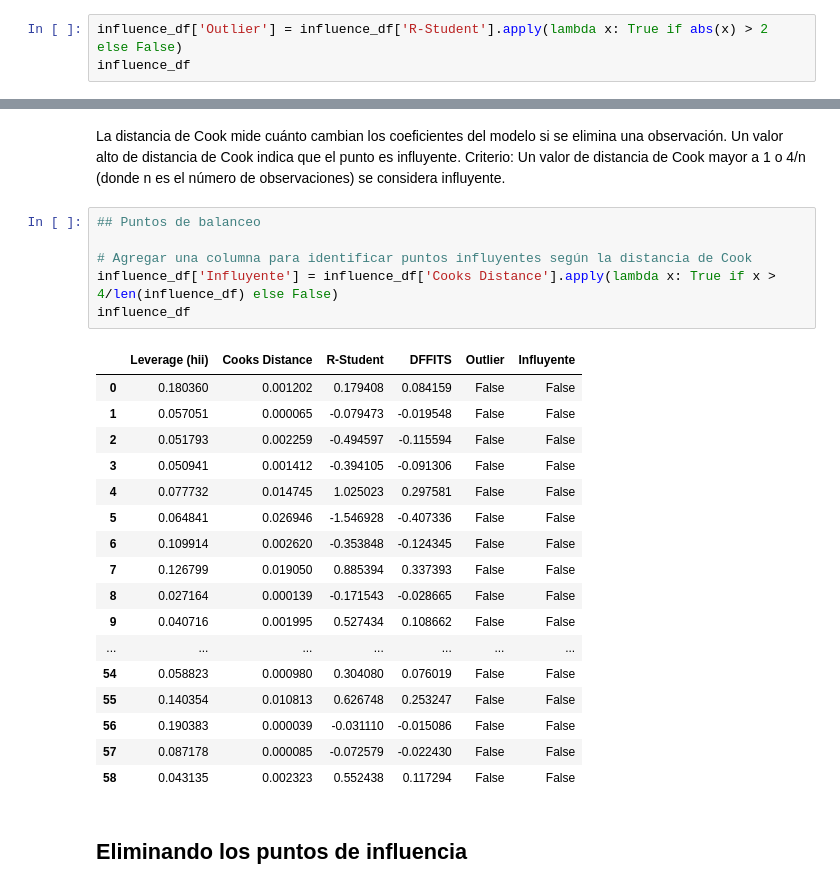
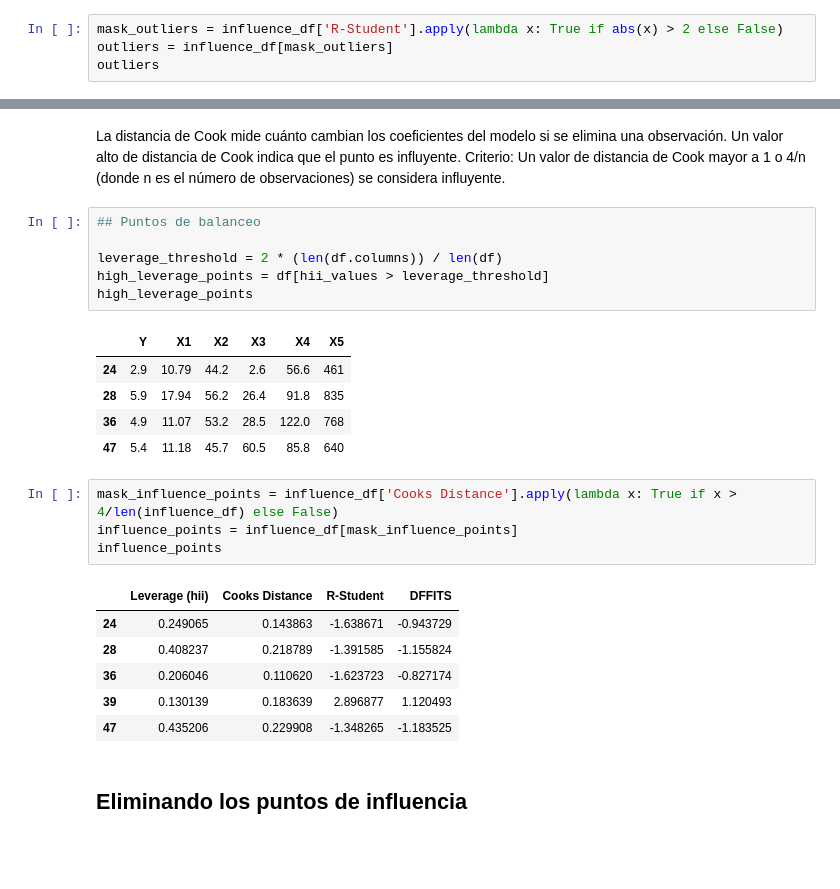
Before and after one commit to repos-especializacion-UdeA/estadistica, a Jupyter notebook: trabajo3/trabajo3.ipynb, the cells around one changed output, grey strips where cells are left out. Drawn from its saved outputs; the diff is of its cells as text; blank space fills up the shorter version.

```diff
--- a/trabajo3/trabajo3.ipynb
+++ b/trabajo3/trabajo3.ipynb
@@ -308,6 +264,7 @@ Criterio:
 * Un residual estudentizado mayor a 3 o menor a -3 se considera un outlier significativo.
 * En modelos con grandes muestras, el umbral de ±2 suele ser suficiente para identificar posibles outliers.
 # %%
-influence_df['Outlier'] = influence_df['R-Student'].apply(lambda x: True if abs(x) > 2 else False)
-influence_df
+mask_outliers = influence_df['R-Student'].apply(lambda x: True if abs(x) > 2 else False)
+outliers = influence_df[mask_outliers]
+outliers
 # %% [output]
@@ -332,30 +274,29 @@ influence_df
 La distancia de Cook mide cuánto cambian los coeficientes del modelo si se elimina una observación. Un valor alto de distancia de Cook indica que el punto es influyente.
 Criterio:
 Un valor de distancia de Cook mayor a 1 o  4/n (donde n es el número de observaciones) se considera influyente.
+# %%
+## Puntos de balanceo
+
+leverage_threshold = 2 * (len(df.columns)) / len(df)
+high_leverage_points = df[hii_values > leverage_threshold]
+high_leverage_points
+# %% [output]
+|  | Y | X1 | X2 | X3 | X4 | X5 |
+| 24 | 2.9 | 10.79 | 44.2 | 2.6 | 56.6 | 461 |
+| 28 | 5.9 | 17.94 | 56.2 | 26.4 | 91.8 | 835 |
+| 36 | 4.9 | 11.07 | 53.2 | 28.5 | 122.0 | 768 |
+| 47 | 5.4 | 11.18 | 45.7 | 60.5 | 85.8 | 640 |
 # %%
-## Puntos de balanceo
-
-# Agregar una columna para identificar puntos influyentes según la distancia de Cook
-influence_df['Influyente'] = influence_df['Cooks Distance'].apply(lambda x: True if x > 4/len(influence_df) else False)
-influence_df
+mask_influence_points = influence_df['Cooks Distance'].apply(lambda x: True if x > 4/len(influence_df) else False)
+influence_points = influence_df[mask_influence_points]
+influence_points
 # %% [output]
-|  | Leverage (hii) | Cooks Distance | R-Student | DFFITS | Outlier | Influyente |
-| 0 | 0.180360 | 0.001202 | 0.179408 | 0.084159 | False | False |
-| 1 | 0.057051 | 0.000065 | -0.079473 | -0.019548 | False | False |
-| 2 | 0.051793 | 0.002259 | -0.494597 | -0.115594 | False | False |
-| 3 | 0.050941 | 0.001412 | -0.394105 | -0.091306 | False | False |
-| 4 | 0.077732 | 0.014745 | 1.025023 | 0.297581 | False | False |
-| 5 | 0.064841 | 0.026946 | -1.546928 | -0.407336 | False | False |
-| 6 | 0.109914 | 0.002620 | -0.353848 | -0.124345 | False | False |
-| 7 | 0.126799 | 0.019050 | 0.885394 | 0.337393 | False | False |
-| 8 | 0.027164 | 0.000139 | -0.171543 | -0.028665 | False | False |
-| 9 | 0.040716 | 0.001995 | 0.527434 | 0.108662 | False | False |
-| ... | ... | ... | ... | ... | ... | ... |
-| 54 | 0.058823 | 0.000980 | 0.304080 | 0.076019 | False | False |
-| 55 | 0.140354 | 0.010813 | 0.626748 | 0.253247 | False | False |
-| 56 | 0.190383 | 0.000039 | -0.031110 | -0.015086 | False | False |
-| 57 | 0.087178 | 0.000085 | -0.072579 | -0.022430 | False | False |
-| 58 | 0.043135 | 0.002323 | 0.552438 | 0.117294 | False | False |
+|  | Leverage (hii) | Cooks Distance | R-Student | DFFITS |
+| 24 | 0.249065 | 0.143863 | -1.638671 | -0.943729 |
+| 28 | 0.408237 | 0.218789 | -1.391585 | -1.155824 |
+| 36 | 0.206046 | 0.110620 | -1.623723 | -0.827174 |
+| 39 | 0.130139 | 0.183639 | 2.896877 | 1.120493 |
+| 47 | 0.435206 | 0.229908 | -1.348265 | -1.183525 |
 # %% [markdown]
 ## Eliminando los puntos de influencia
 # %% [markdown]
```
Also changed, not shown: parts of 47 cells of this notebook.
